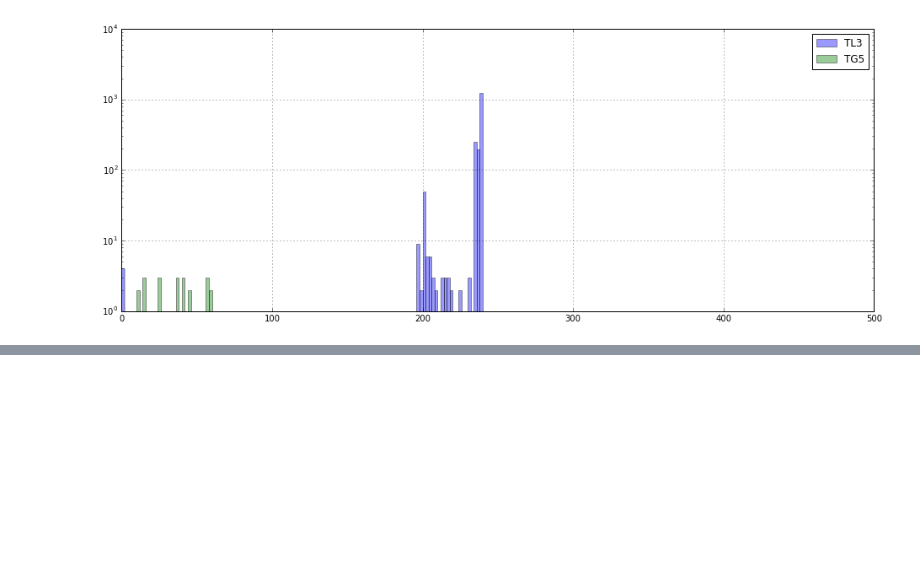
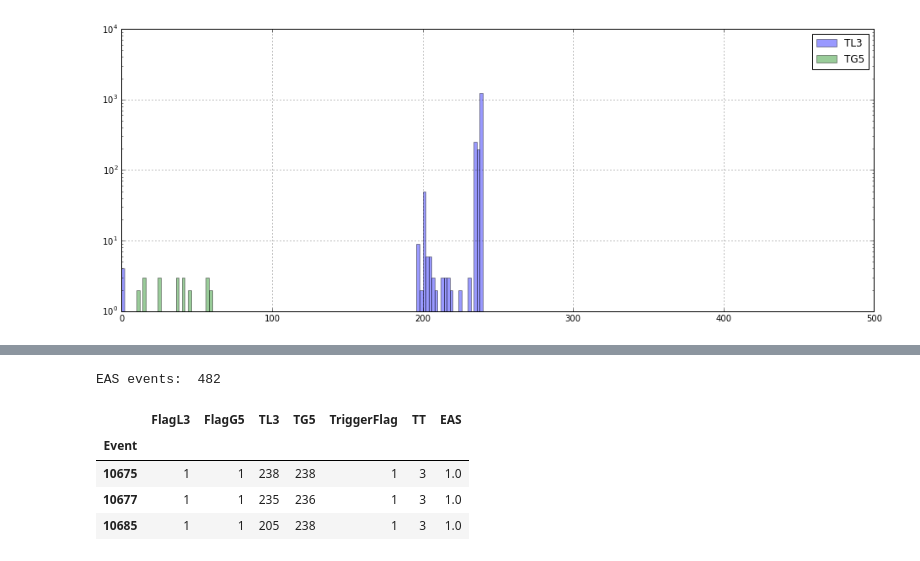
Before and after one commit to bonvech/Sphere, a Jupyter notebook: events_all.ipynb, the cells around one changed output, grey strips where cells are left out. Cells and saved outputs as stored; diff of their text form; code cells hidden in the pictures; blank space fills up the shorter version.

```diff
--- a/events_all.ipynb
+++ b/events_all.ipynb
@@ -215,0 +257,12 @@ TG5 < 180: 51
+# %%
+# отбор событий EAS
+EAS=alll[:][alll['EAS']==1]
+print('EAS events: ', len(EAS))
+EAS[:3]
+# %% [output]
+EAS events:  482
+|  | FlagL3 | FlagG5 | TL3 | TG5 | TriggerFlag | TT | EAS |
+| Event |  |  |  |  |  |  |  |
+| 10675 | 1 | 1 | 238 | 238 | 1 | 3 | 1.0 |
+| 10677 | 1 | 1 | 235 | 236 | 1 | 3 | 1.0 |
+| 10685 | 1 | 1 | 205 | 238 | 1 | 3 | 1.0 |
```
Also changed, not shown: parts of 18 cells of this notebook, 1 other file.
